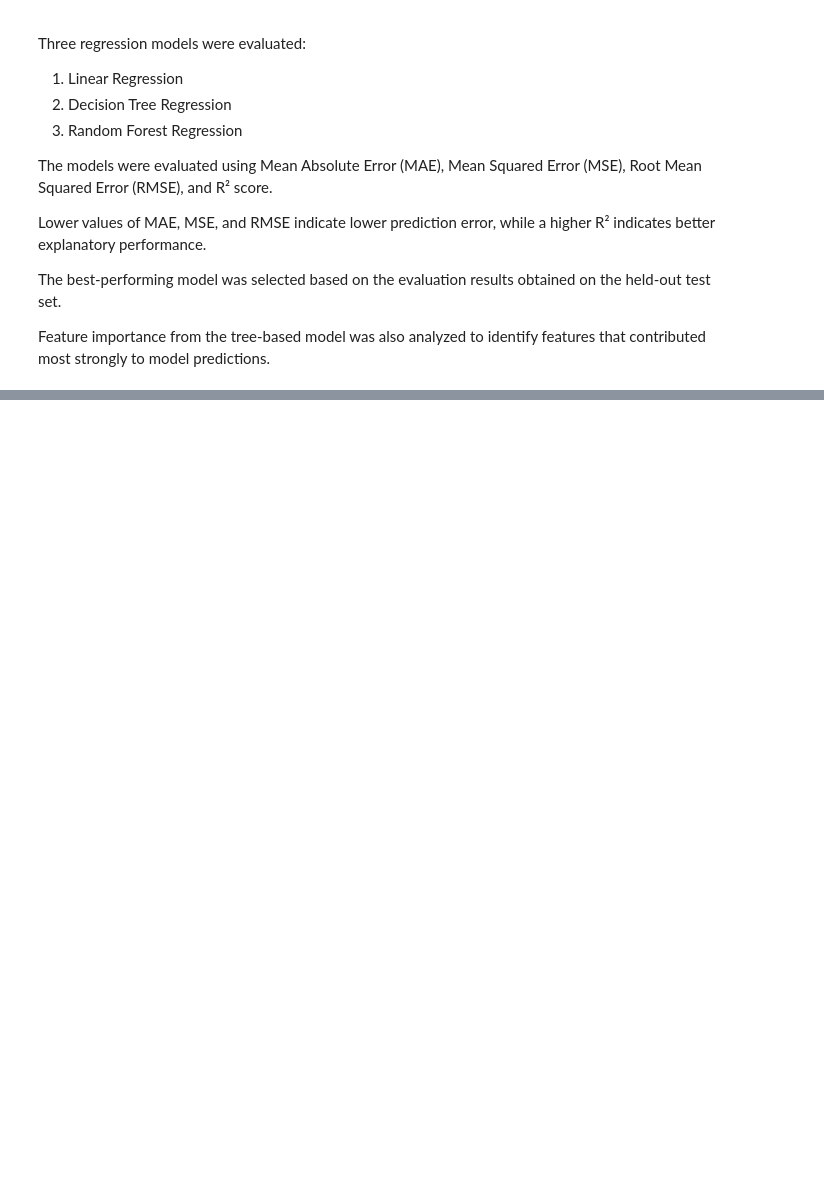
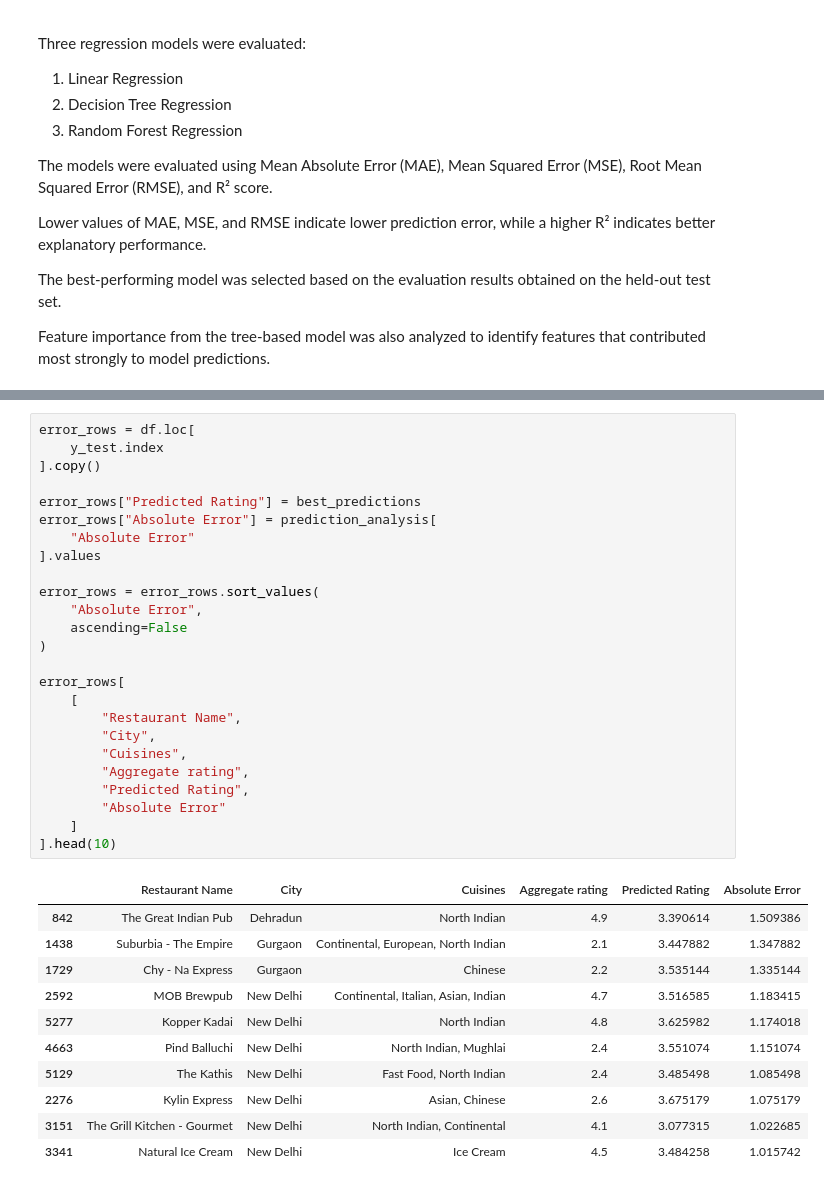
Before and after one commit to aniketsatav/cognifyz-machine-learning-internship, a Jupyter notebook: notebooks/02_Task1_Rating_Prediction.ipynb, the cells around one changed output, grey strips where cells are left out. Cells and saved outputs as stored; diff of their text form; blank space fills up the shorter version.

```diff
--- a/notebooks/02_Task1_Rating_Prediction.ipynb
+++ b/notebooks/02_Task1_Rating_Prediction.ipynb
@@ -847,0 +1066,37 @@ predictions.
+# %%
+error_rows = df.loc[
+    y_test.index
+].copy()
+
+error_rows["Predicted Rating"] = best_predictions
+error_rows["Absolute Error"] = prediction_analysis[
+    "Absolute Error"
+].values
+
+error_rows = error_rows.sort_values(
+    "Absolute Error",
+    ascending=False
+)
+
+error_rows[
+    [
+        "Restaurant Name",
+        "City",
+        "Cuisines",
+        "Aggregate rating",
+        "Predicted Rating",
+        "Absolute Error"
+    ]
+].head(10)
+# %% [output]
+|  | Restaurant Name | City | Cuisines | Aggregate rating | Predicted Rating | Absolute Error |
+| 842 | The Great Indian Pub | Dehradun | North Indian | 4.9 | 3.390614 | 1.509386 |
+| 1438 | Suburbia - The Empire | Gurgaon | Continental, European, North Indian | 2.1 | 3.447882 | 1.347882 |
+| 1729 | Chy - Na Express | Gurgaon | Chinese | 2.2 | 3.535144 | 1.335144 |
+| 2592 | MOB Brewpub | New Delhi | Continental, Italian, Asian, Indian | 4.7 | 3.516585 | 1.183415 |
+| 5277 | Kopper Kadai | New Delhi | North Indian | 4.8 | 3.625982 | 1.174018 |
+| 4663 | Pind Balluchi | New Delhi | North Indian, Mughlai | 2.4 | 3.551074 | 1.151074 |
+| 5129 | The Kathis | New Delhi | Fast Food, North Indian | 2.4 | 3.485498 | 1.085498 |
+| 2276 | Kylin Express | New Delhi | Asian, Chinese | 2.6 | 3.675179 | 1.075179 |
+| 3151 | The Grill Kitchen - Gourmet | New Delhi | North Indian, Continental | 4.1 | 3.077315 | 1.022685 |
+| 3341 | Natural Ice Cream | New Delhi | Ice Cream | 4.5 | 3.484258 | 1.015742 |
```
Also changed, not shown: parts of 27 cells of this notebook, 6 other files.
